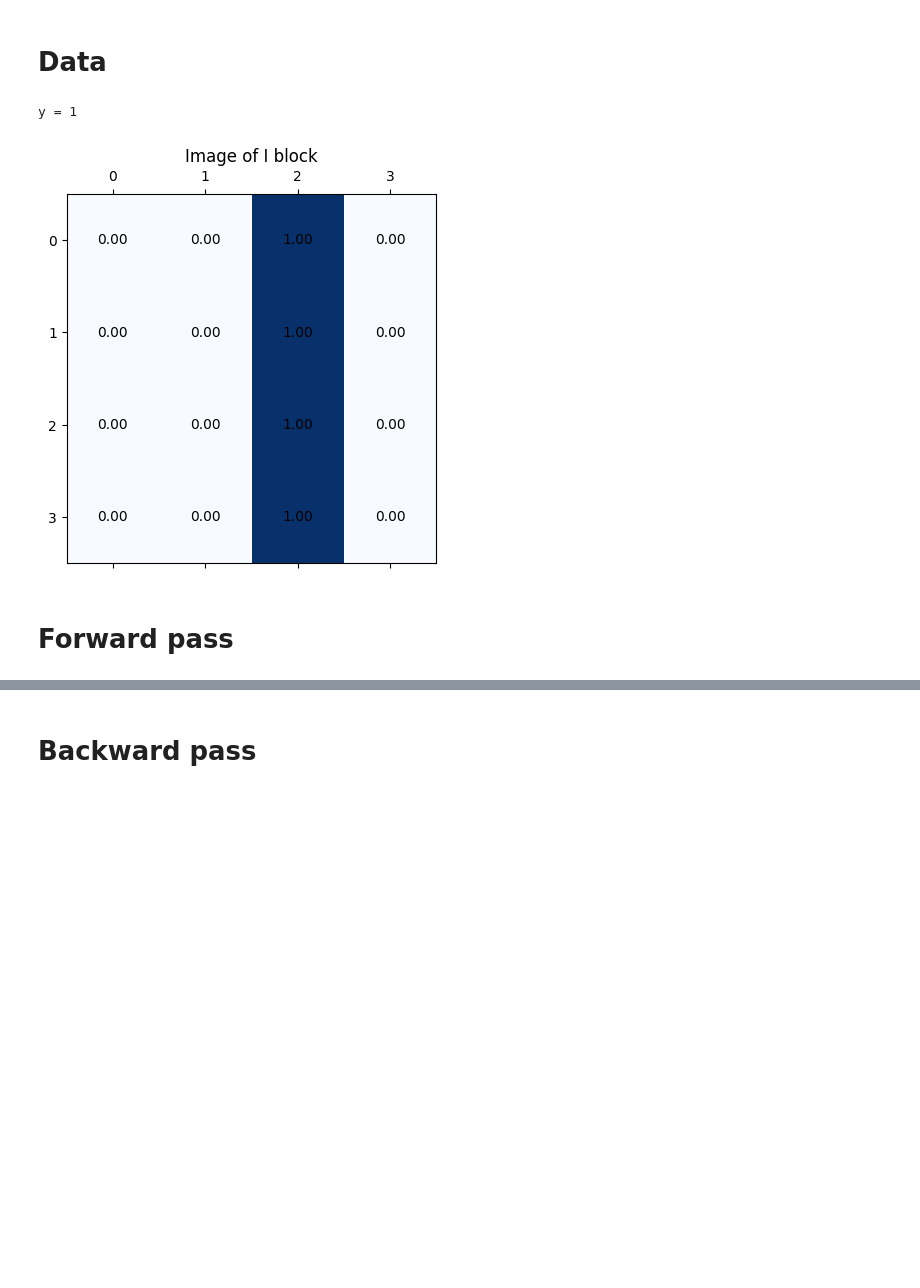
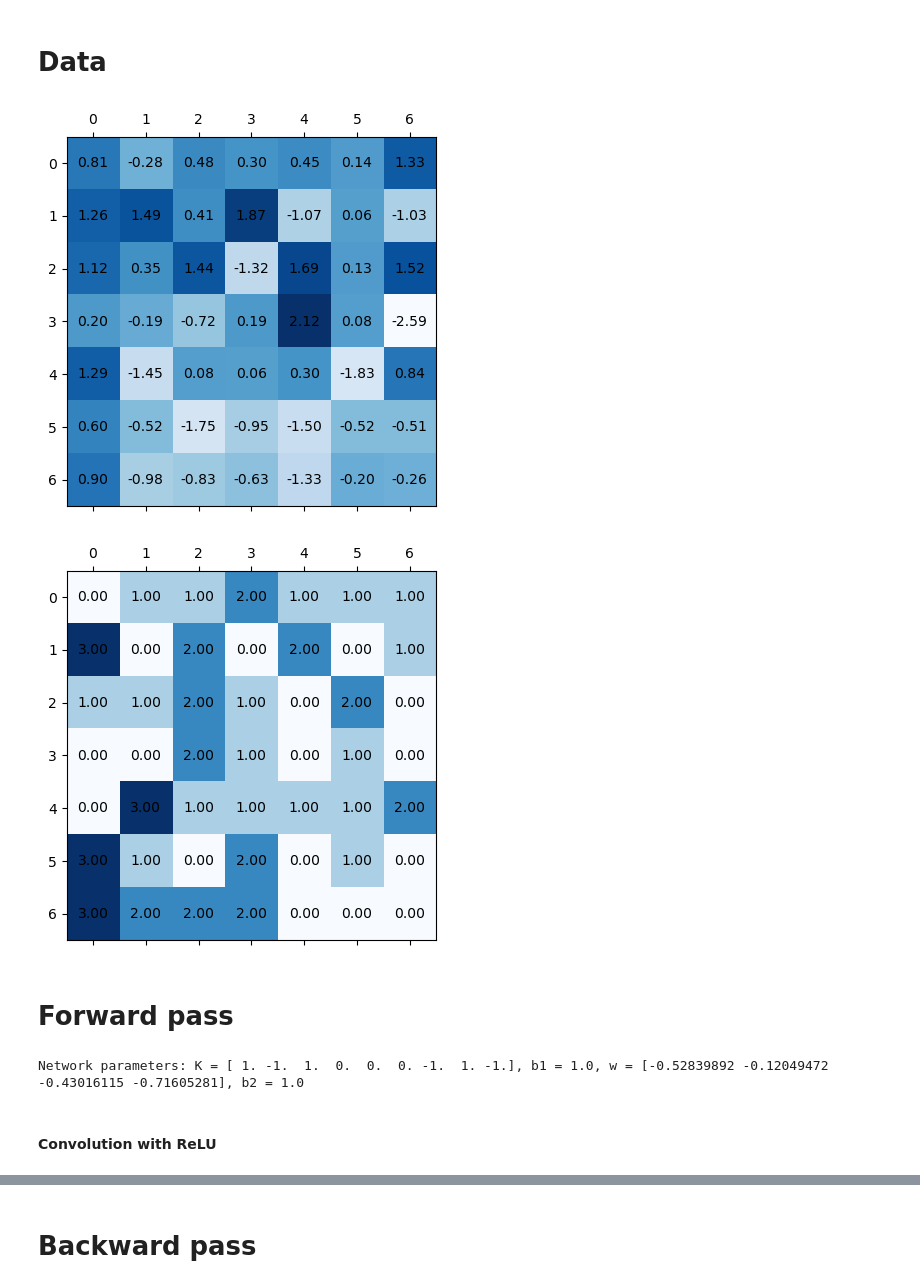
Before and after one commit to chrstrom/TDT17, a Jupyter notebook: chstr/01_CNN_FCNN.ipynb, the cells around one changed output, grey strips where cells are left out. Cells and saved outputs as stored; diff of their text form; code cells hidden in the pictures; blank space fills up the shorter version.

```diff
--- a/chstr/01_CNN_FCNN.ipynb
+++ b/chstr/01_CNN_FCNN.ipynb
@@ -198,19 +201,42 @@ nn = Network(weights=w, bias = b2)
 # %% [markdown]
 # Data
 # %%
-# DATA
-X = Matrix2D(np.zeros((4, 4)))
-X[:4, 2] = 1
-y = 1 #"O" = 0 and "I" = 1
-print(f"y = {y}")
-X.draw("Image of I block")
+# # DATA
+# X = Matrix2D(np.zeros((4, 4)))
+# X[:4, 2] = 1
+# y = 1 #"O" = 0 and "I" = 1
+# print(f"y = {y}")
+# X.draw("Image of I block")
+
+ndim = 7
+# Distribution 0
+y = 0
+X = Matrix2D(np.random.normal(0, 1, (ndim, ndim)))
+X.draw()
+
+# Distribution 1
+y = 1
+X = Matrix2D(np.random.poisson(1.0, (ndim, ndim)))
+X.draw()
+
+
 
 # X = Matrix2D(np.zeros((4, 4)))
 # X[1:3, 1:3] = 1
 # y = 0
 # X.draw("Example image of O block")
 # %% [output]
-y = 1
-[figure, old version]
+[figure, new version]
+[figure, added]
 # %% [markdown]
 # Forward pass
+# %%
+# z: pre-activation variable
+# a: post-activation variable
+
+nn.backward = False
+print(f"Network parameters: K = {K.data.flatten()}, b1 = {b1}, w = {nn.weights[0]}, b2 = {nn.bias}")
+# %% [output]
+Network parameters: K = [ 1. -1.  1.  0.  0.  0. -1.  1. -1.], b1 = 1.0, w = [-0.52839892 -0.12049472 -0.43016115 -0.71605281], b2 = 1.0
+# %% [markdown]
+#### Convolution with ReLU
```
Also changed, not shown: parts of 11 cells of this notebook.
